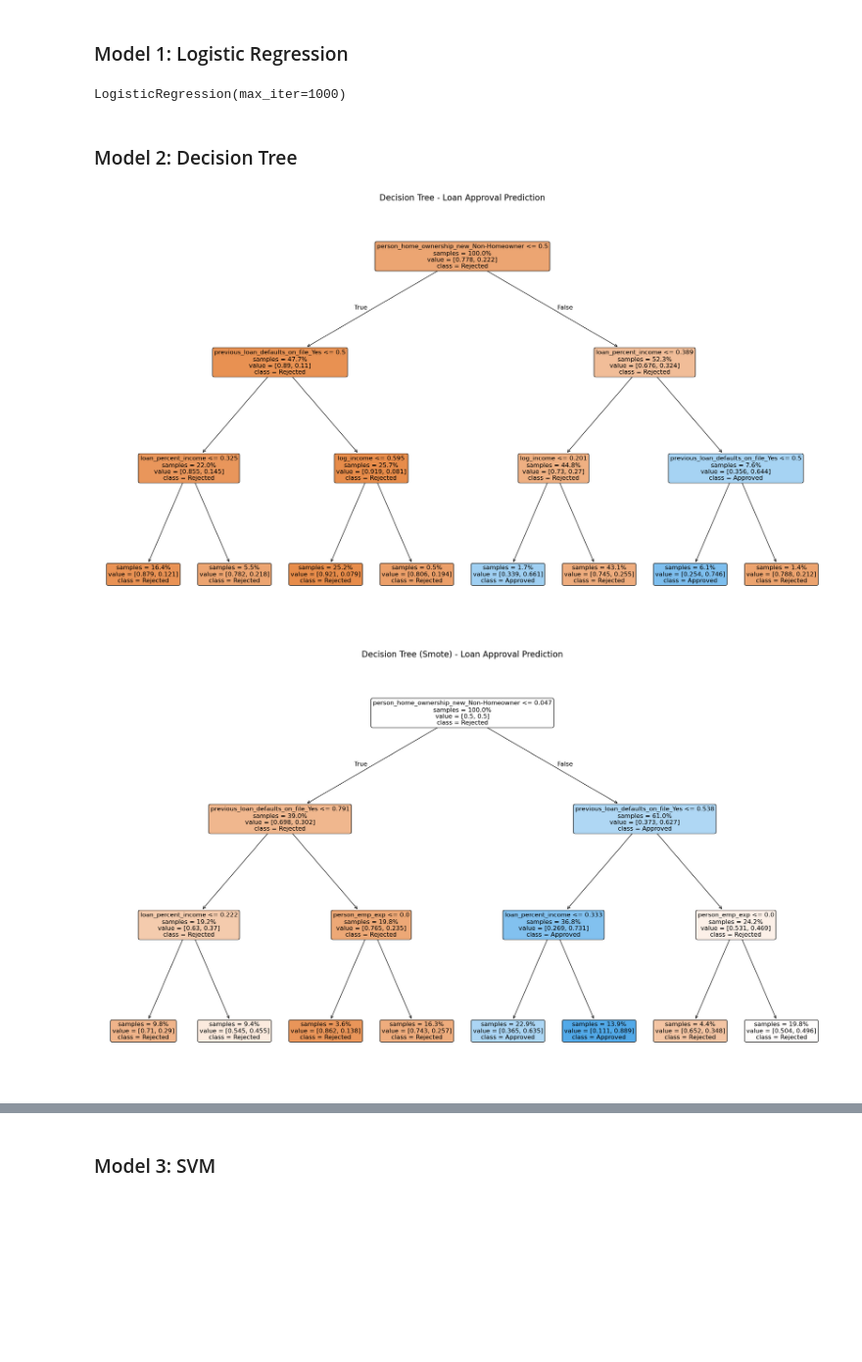
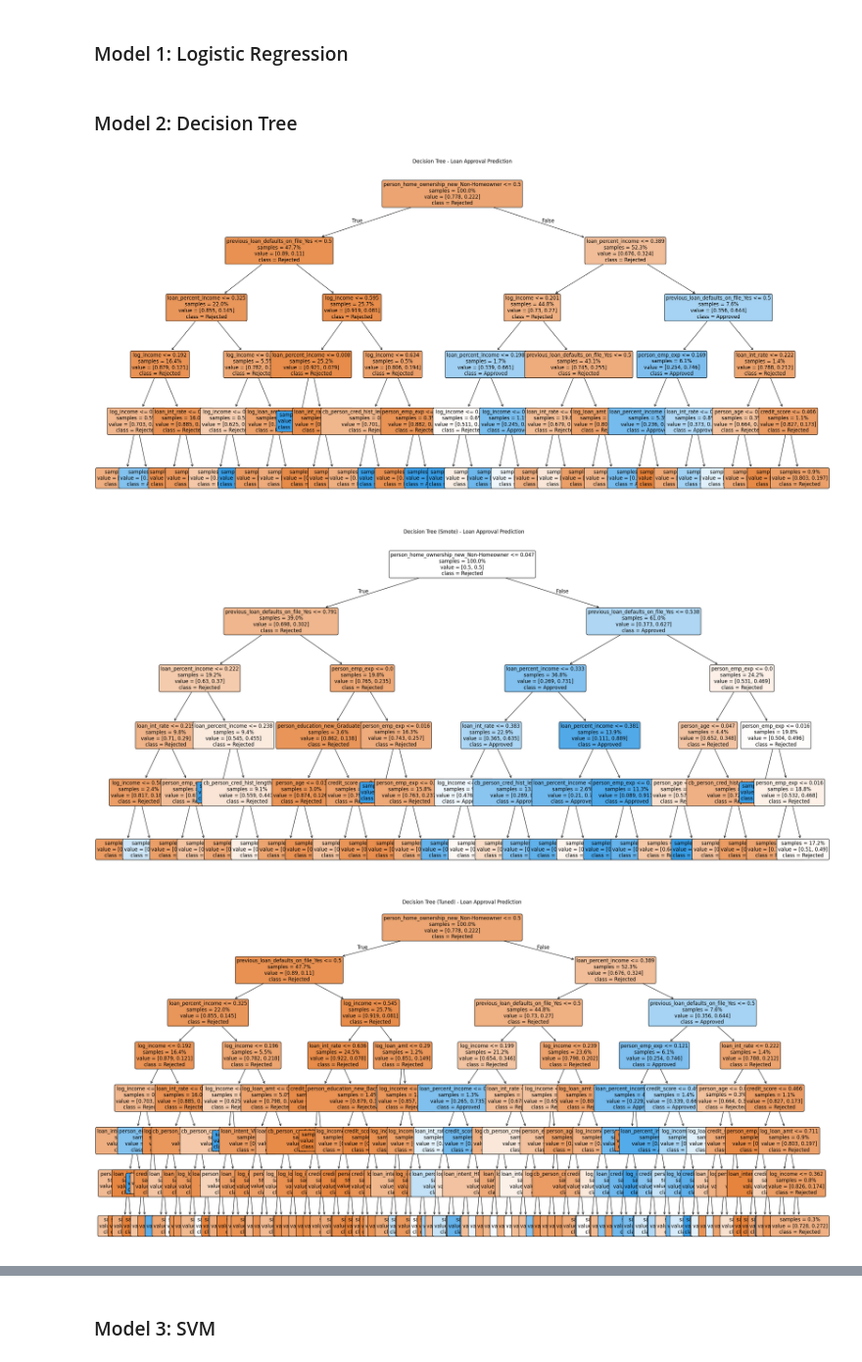
Before and after one commit to jb705249/SJU_DSS_740_Final_Project, a Jupyter notebook: Scr/all_models.ipynb, the cells around one changed output, grey strips where cells are left out. Shown at 98% size. Cells and saved outputs as stored; diff of their text form; code cells hidden in the pictures; blank space fills up the shorter version.

Commit message:
Jeb's Update to All_models
- Added tuned & tuned + smote
- Added cross validation to bottom
- minor fixes to max_depth in DT models

```diff
--- a/Scr/all_models.ipynb
+++ b/Scr/all_models.ipynb
@@ -174,46 +190,97 @@ lrBase.fit(X_train_scaled, y_train)
 # Logistic Regression - Smote Model
 lr_smote = LogisticRegression(max_iter=1000)
 lr_smote.fit(X_smote_train, y_smote_train)
+
+# Logistic Regression - Tuning
+lr_grid_search = GridSearchCV(LogisticRegression(random_state=42),
+                               param_grid=lr_param_grid, cv=5, scoring='f1', n_jobs=-1)
+lr_grid_search.fit(X_train_scaled, y_train)
+lr_best_model = lr_grid_search.best_estimator_
+
+# Logistic Regression - Tuning with SMOTE
+lr_grid_search_smote = GridSearchCV(LogisticRegression(random_state=42),
+                               param_grid=lr_param_grid, cv=5, scoring='f1', n_jobs=-1)
+lr_grid_search_smote.fit(X_smote_train, y_smote_train)
+lr_best_model_smote = lr_grid_search_smote.best_estimator_
-# %% [output]
-LogisticRegression(max_iter=1000)
 # %% [markdown]
 <h3> Model 2: Decision Tree </h3>
 # %%
 # Decision Tree -- Base Model
-dt_model = DecisionTreeClassifier(max_depth=3,random_state=42)
+dt_model = DecisionTreeClassifier(max_depth=5,random_state=42)
 dt_model.fit(X_train_scaled, y_train)
 
 # Visualize the Decision Tree
-plt.figure(figsize=(20, 12))
+plt.figure(figsize=(25, 12))
 plot_tree(dt_model,
           filled=True,
           rounded=True,
           feature_names=X_train.columns,
           class_names=['Rejected', 'Approved'],
           fontsize=12,
           impurity=False,
           proportion=True)
-plt.title("Decision Tree - Loan Approval Prediction", fontsize=16)
+plt.title("Decision Tree - Loan Approval Prediction", fontsize=12)
 plt.tight_layout()
 plt.show()
 
 # Decision Tree -- Smote Model
-smote_dt_model = DecisionTreeClassifier(max_depth=3,random_state=42)
+smote_dt_model = DecisionTreeClassifier(max_depth=5,random_state=42)
 smote_dt_model.fit(X_smote_train, y_smote_train)
 
 # Visualize the Decision Tree
-plt.figure(figsize=(20, 12))
+plt.figure(figsize=(25, 12))
 plot_tree(smote_dt_model,
           filled=True,
           rounded=True,
           feature_names=X_train.columns,
           class_names=['Rejected', 'Approved'],
           fontsize=12,
           impurity=False,
           proportion=True)
-plt.title("Decision Tree (Smote) - Loan Approval Prediction", fontsize=16)
+plt.title("Decision Tree (Smote) - Loan Approval Prediction", fontsize=12)
 plt.tight_layout()
 plt.show()
+
+# Decision Tree - Tuning
+dt_grid_search = GridSearchCV(DecisionTreeClassifier(max_depth=5,random_state=42),
+                               param_grid=dt_param_grid, cv=5, scoring='f1', n_jobs=-1)
+dt_grid_search.fit(X_train_scaled, y_train)
+dt_best_model = dt_grid_search.best_estimator_
+
+# Visualize the Decision Tree
+plt.figure(figsize=(25, 12))
+plot_tree(dt_best_model,
+          filled=True,
+          rounded=True,
+          feature_names=X_train.columns,
+          class_names=['Rejected', 'Approved'],
+          fontsize=12,
+          impurity=False,
+          proportion=True)
+plt.title("Decision Tree (Tuned) - Loan Approval Prediction", fontsize=12)
+plt.tight_layout()
+plt.show()
+
+# Decision Tree - Tuning with SMOTE
+dt_grid_search_smote = GridSearchCV(DecisionTreeClassifier(max_depth=5,random_state=42),
+                               param_grid=dt_param_grid, cv=5, scoring='f1', n_jobs=-1)
+dt_grid_search_smote.fit(X_smote_train, y_smote_train)
+dt_best_model_smote = dt_grid_search_smote.best_estimator_
+
+# Visualize the Decision Tree
+plt.figure(figsize=(25, 12))
+plot_tree(dt_best_model_smote,
+          filled=True,
+          rounded=True,
+          feature_names=X_train.columns,
+          class_names=['Rejected', 'Approved'],
+          fontsize=12,
+          impurity=False,
+          proportion=True)
+plt.title("Decision Tree (Tuned + SMOTE) - Loan Approval Prediction", fontsize=12)
+plt.tight_layout()
+plt.show()
 # %% [output]
-[figure, old version]
+[figure, new version]
-[figure, old version]
+[figure, new version]
+[figure, added]
```
Also changed, not shown: parts of 6 cells of this notebook.
